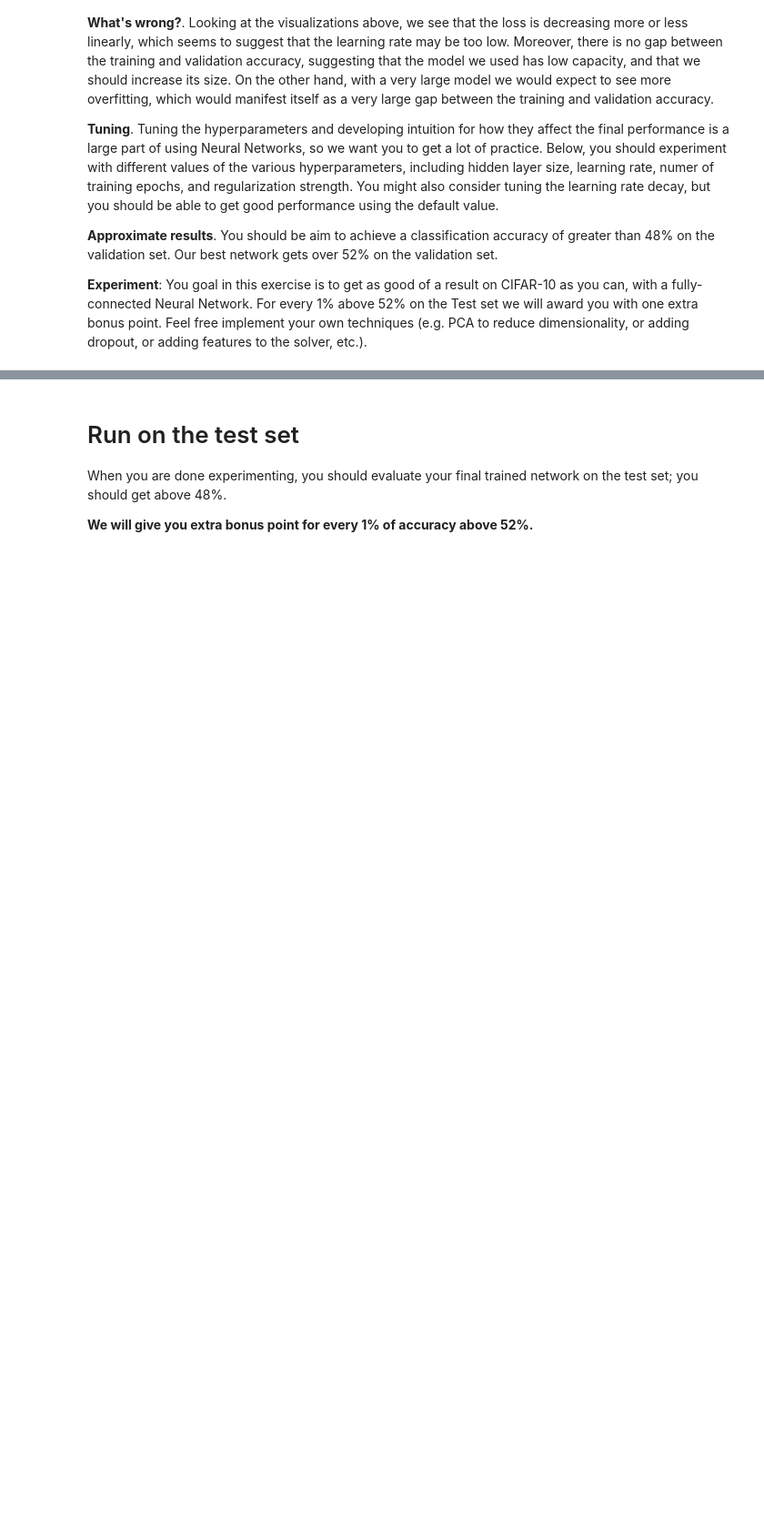
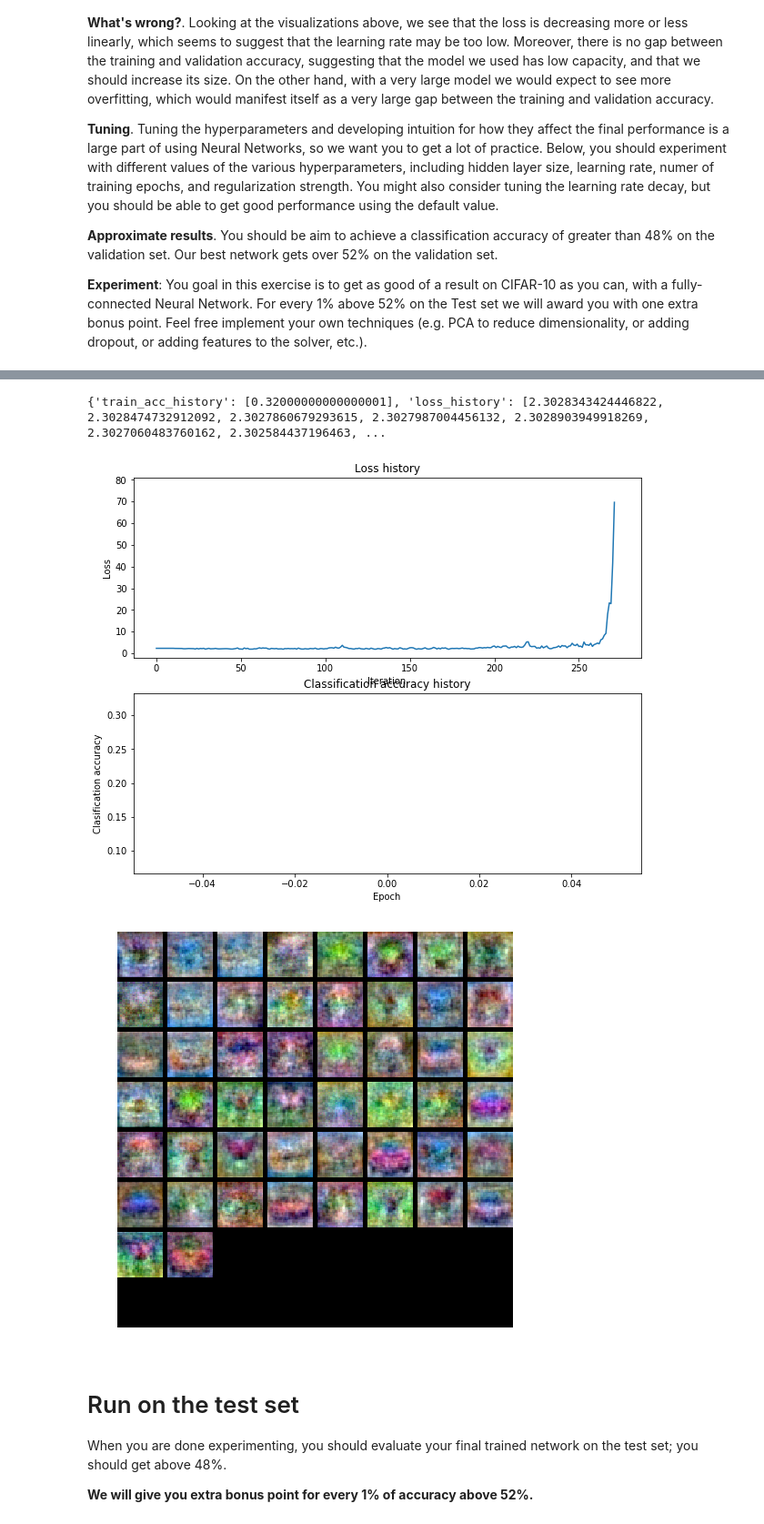
Before and after one commit to mckjzhangxk/deepAI, a Jupyter notebook: cs231n/assignment1/two_layer_net.ipynb, the cells around one changed output, grey strips where cells are left out. Shown: that part at 91% size. Saved outputs shown, nothing was run; the diff lists cells and outputs as text; code cells hidden in the pictures; blank space fills up the shorter version.

```diff
--- a/cs231n/assignment1/two_layer_net.ipynb
+++ b/cs231n/assignment1/two_layer_net.ipynb
@@ -124,7 +153,8 @@ def get_CIFAR10_data(num_training=49000, num_validation=1000, num_test=1000):
     """
     Load the CIFAR-10 dataset from disk and perform preprocessing to prepare
     it for the two-layer neural net classifier. These are the same steps as
-    we used for the SVM, but condensed to a single function.
+    we used for the
+    SVM, but condensed to a single function.
     """
     # Load the raw CIFAR-10 data
     cifar10_dir = 'cs231n/datasets/cifar-10-batches-py'
@@ -174,7 +211,7 @@ net = TwoLayerNet(input_size, hidden_size, num_classes)
 
 # Train the network
 stats = net.train(X_train, y_train, X_val, y_val,
-            num_iters=1000, batch_size=200,
+            num_iters=2000, batch_size=200,
             learning_rate=1e-4, learning_rate_decay=0.95,
             reg=0.5, verbose=True)
 
@@ -251,3 +366,25 @@ show_net_weights(best_net)
+# %%
+
+plt.subplot(2, 1, 1)
+plt.plot(stats['loss_history'])
+plt.title('Loss history')
+plt.xlabel('Iteration')
+plt.ylabel('Loss')
+
+plt.subplot(2, 1, 2)
+plt.plot(beststat['train_acc_history'], label='train')
+plt.plot(beststat['val_acc_history'], label='val')
+plt.title('Classification accuracy history')
+plt.xlabel('Epoch')
+plt.ylabel('Clasification accuracy')
+plt.show()
+
+# visualize the weights of the best network
+show_net_weights(best_net)
+# %% [output]
+{'train_acc_history': [0.32000000000000001], 'loss_history': [2.3028343424446822, 2.3028474732912092, 2.3027860679293615, 2.3027987004456132, 2.3028903949918269, 2.3027060483760162, 2.302584437196463, ...
+[figure, added]
+[figure, added]
 # %% [markdown]
 # Run on the test set
 When you are done experimenting, you should evaluate your final trained network on the test set; you should get above 48%.
```
Also changed, not shown: parts of 11 cells of this notebook, 32 other files.
